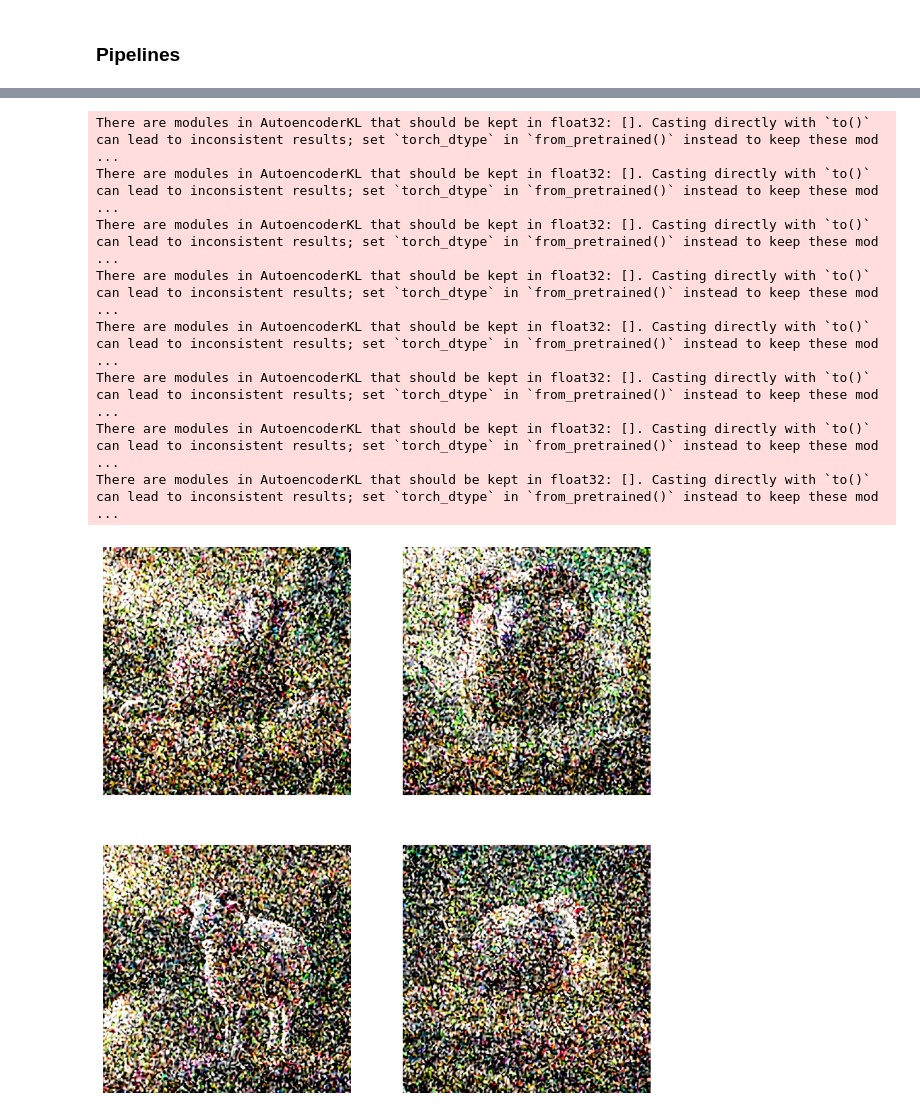
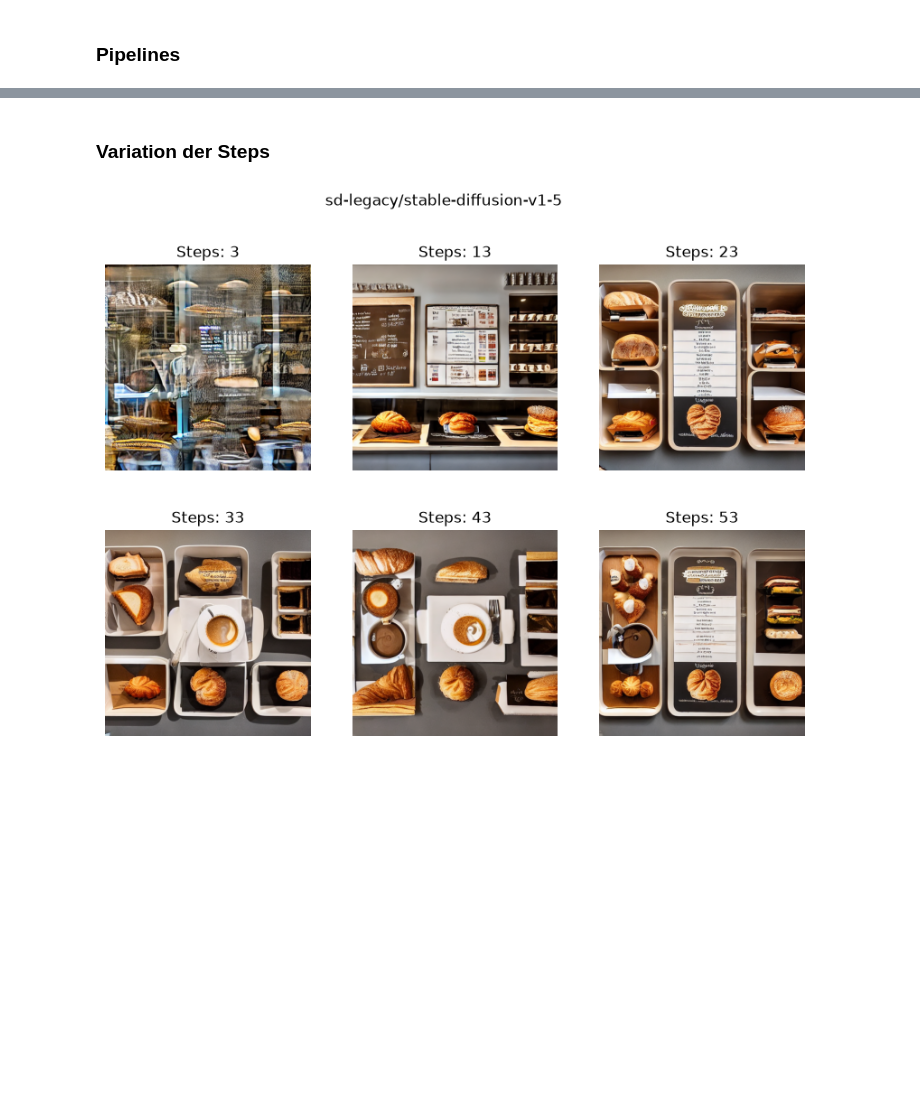
Before and after one commit to ToddxD/genai, a Jupyter notebook: praktikum1/praktikum1_hendrik.ipynb, the cells around one changed output, grey strips where cells are left out. Cells and saved outputs as stored; diff of their text form; code cells hidden in the pictures; blank space fills up the shorter version.

```diff
--- a/praktikum1/praktikum1_hendrik.ipynb
+++ b/praktikum1/praktikum1_hendrik.ipynb
@@ -4,9 +4,9 @@
 import torch
 print("PyTorch Version:", torch.__version__)
 
-
-
 cache_dir = "~/models"
+width = 512
+height = 512
 # %% [output]
 PyTorch Version: 2.14.1+cu126
 # %%
@@ -56,33 +76,32 @@ Warning: You are sending unauthenticated requests to the HF Hub. Please set a HF
+# %% [markdown]
+### Variation der Steps
 # %%
-prompt = "a magical sheep in a fantasy landscape, highly detailed, cinematic lighting"
-#image = pipeline(prompt=prompt,
-#                 num_inference_steps=40,
-#                 denoising_end=2.0
-#).images[0]
-#display(image)
+#prompt = "a magical sheep in a fantasy landscape, highly detailed, cinematic lighting"
+prompt = "a quadratic menu for a little cafe in paris, with different types of coffee, pastries and sandwiches, in a modern and minimalist style"
 
 images = []
-for i in range(1, 5):
+for i in range(6):
     image = pipeline(prompt=prompt,
-                     num_inference_steps=40,
-                    denoising_end=0.5
+                     num_inference_steps=i*10 + 3,
+                    #denoising_end=0.5,
+                    width=width,
+                    height=height,
+                   # true_cfg_scale=4.0,
+                   #guidance_scale=3.0,
+                   #uncond_skip_layers=[22],
+                   generator=torch.Generator(device="cuda").manual_seed(42)
+
     ).images[0]
     images.append(image)
 
 
-# show images in a grid with matplotlib
 import matplotlib.pyplot as plt
-fig, axs = plt.subplots(2, 2, figsize=(10, 10))
+fig, axs = plt.subplots(2, 3, figsize=(10, 7))
+
+fig.suptitle(pipeline.name_or_path)
 for i, ax in enumerate(axs.flatten()):
     ax.imshow(images[i])
     ax.axis('off')
+    ax.title.set_text(f"Steps: {i*10 + 3}")
 # %% [output]
-There are modules in AutoencoderKL that should be kept in float32: []. Casting directly with `to()` can lead to inconsistent results; set `torch_dtype` in `from_pretrained()` instead to keep these mod ...
-There are modules in AutoencoderKL that should be kept in float32: []. Casting directly with `to()` can lead to inconsistent results; set `torch_dtype` in `from_pretrained()` instead to keep these mod ...
-There are modules in AutoencoderKL that should be kept in float32: []. Casting directly with `to()` can lead to inconsistent results; set `torch_dtype` in `from_pretrained()` instead to keep these mod ...
-There are modules in AutoencoderKL that should be kept in float32: []. Casting directly with `to()` can lead to inconsistent results; set `torch_dtype` in `from_pretrained()` instead to keep these mod ...
-There are modules in AutoencoderKL that should be kept in float32: []. Casting directly with `to()` can lead to inconsistent results; set `torch_dtype` in `from_pretrained()` instead to keep these mod ...
-There are modules in AutoencoderKL that should be kept in float32: []. Casting directly with `to()` can lead to inconsistent results; set `torch_dtype` in `from_pretrained()` instead to keep these mod ...
-There are modules in AutoencoderKL that should be kept in float32: []. Casting directly with `to()` can lead to inconsistent results; set `torch_dtype` in `from_pretrained()` instead to keep these mod ...
-There are modules in AutoencoderKL that should be kept in float32: []. Casting directly with `to()` can lead to inconsistent results; set `torch_dtype` in `from_pretrained()` instead to keep these mod ...
-[figure, old version]
+[figure, new version]
```
Also changed, not shown: parts of 8 cells of this notebook.
